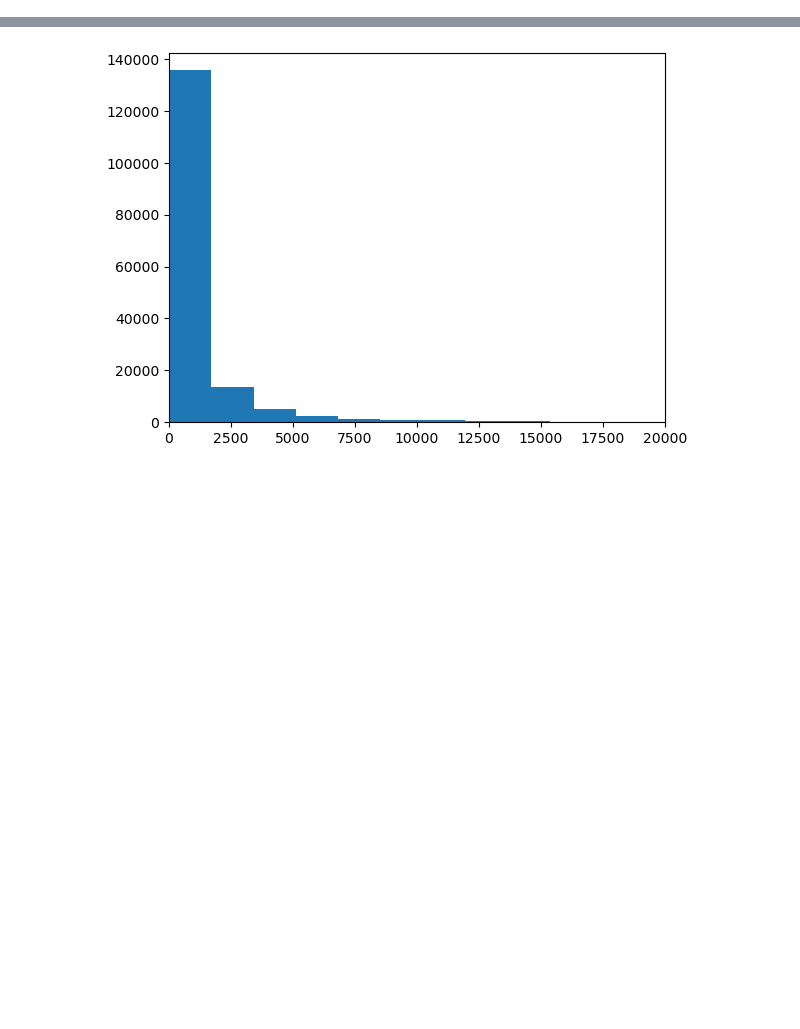
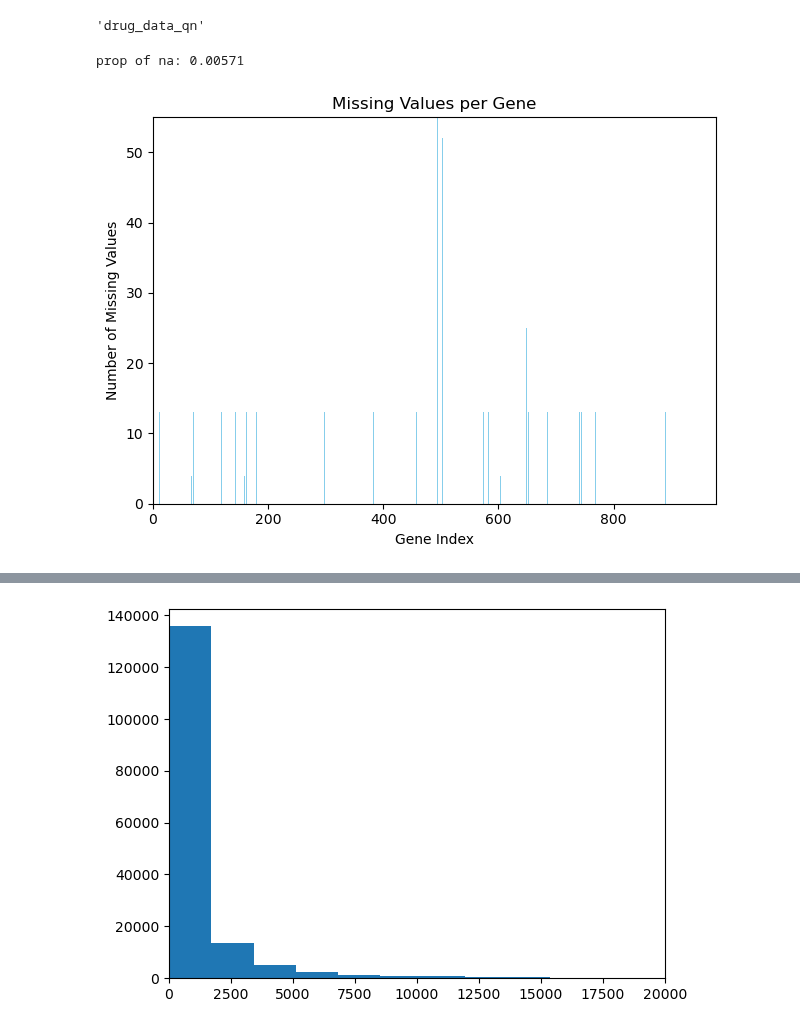
Before and after one commit to JRaviLab/integrative-drugrep-tb, a Jupyter notebook: landon_scripts/data_investigation.ipynb, the cells around one changed output, grey strips where cells are left out. Cells and saved outputs as stored; diff of their text form; code cells hidden in the pictures; blank space fills up the shorter version.

```diff
--- a/landon_scripts/data_investigation.ipynb
+++ b/landon_scripts/data_investigation.ipynb
@@ -6 +7,9 @@ import matplotlib.pyplot as plt
+# %%
+# read in saved qn drug data variables
+qn_drug_lv3data = shelve.open("../data/expression/drug_data/qn_drug_lv3data")
+qndrug_target_vec = qn_drug_lv3data['qndrug_target_vec']
+drug_data_qn = qn_drug_lv3data['drug_data_qn']
+drug_data_qn
+# %% [output]
+'drug_data_qn'
 # %%
@@ -8,0 +18,21 @@ dis_data = data_funcs.read_dis_data(landmark_genes)
+# %%
+# NA investigation
+# 978 genes in the landmark genes
+# 219 disease samples
+
+# count number of NA in each disease data row
+dis_data_na_count = dis_data.isna().sum(axis=1)
+print('prop of na:', np.round(dis_data_na_count.sum()/(978*219), 5))
+
+# Plot the missing values for each gene
+plt.bar(range(len(dis_data_na_count)), dis_data_na_count.values, color='skyblue')
+plt.xlabel('Gene Index')
+plt.ylabel('Number of Missing Values')
+plt.title('Missing Values per Gene')
+plt.xlim([0, 978])
+plt.ylim([0,55])
+plt.tight_layout()
+plt.show()
+# %% [output]
+prop of na: 0.00571
+[figure, added]
```
Also changed, not shown: parts of 10 cells of this notebook, 11 other files.
